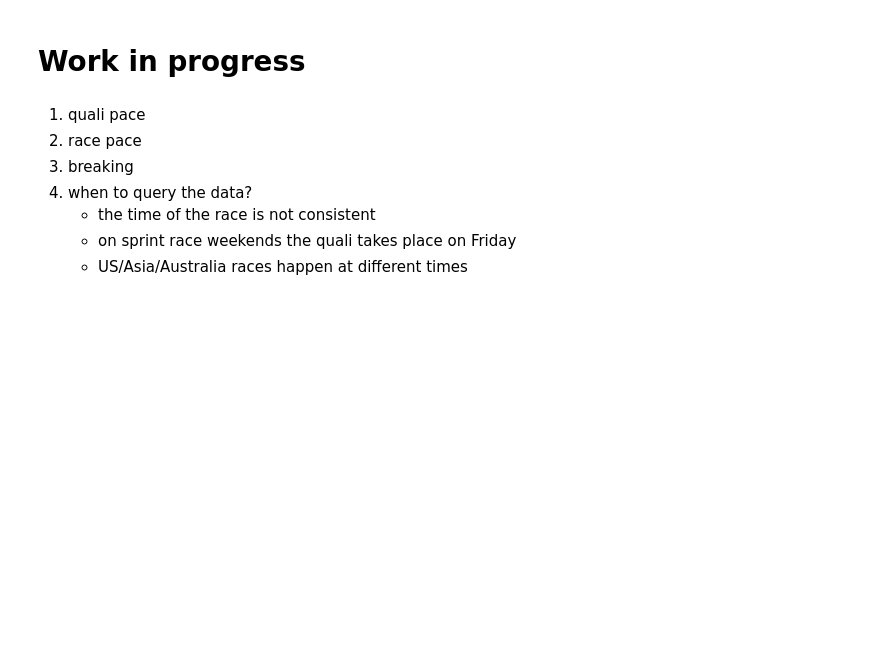
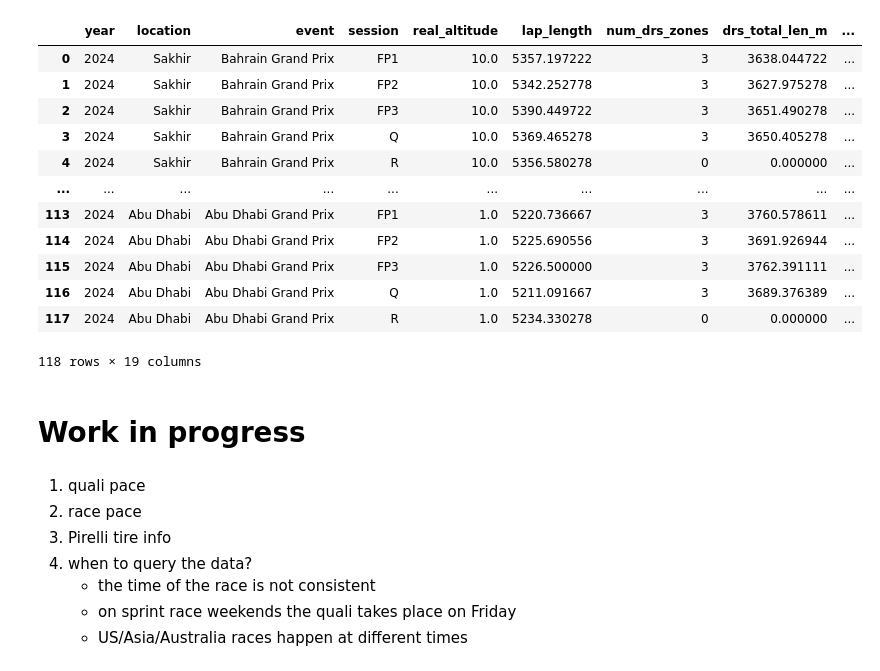
Before and after one commit to tomasz-solis/formula1, a Jupyter notebook: track_characteristics.ipynb, the cells around one changed output. Saved outputs shown, nothing was run; the diff lists cells and outputs as text; code cells hidden in the pictures; blank space fills up the shorter version.

Commit message:
fixing the altitude mapping and DRS info for each track - not for driver performance part

```diff
--- a/track_characteristics.ipynb
+++ b/track_characteristics.ipynb
@@ -263,15 +86,18 @@ def get_circuits(season):
     for racetrack in racetracks.circuitName:
         try:
             row = racetracks[racetracks.circuitName == racetrack].iloc[0]
-            latitude = row.iloc[3]
-            longitude = row.iloc[4]
-            locality = row.iloc[2] if len(row) > 2 else None
+            circuit_name = row['circuitName']
+            latitude = row['lat']
+            longitude = row['long']
+            locality = row['locality']
+            country = row['country']
 
             altitude = get_elevation(latitude, longitude)
 
             results.append({
                 'circuitName': racetrack,
                 'location': locality,
+                'country': country,
                 'lat': latitude,
                 'lon': longitude,
                 'altitude': altitude
@@ -345,5 +121,3 @@ def get_all_circuits(start_year=2020, end_year=2025):
     deduped = full_df.drop_duplicates(subset=['circuitName'], keep='first').reset_index(drop=True)
 
     return deduped
-# %%
-circuit_metadata = get_all_circuits(2020, 2025)
@@ -355,34 +126,36 @@ circuit_metadata.loc[circuit_metadata.circuitName=='Suzuka Circuit']
 # %%
 def extract_track_metrics(session):
     """
-    Extracts average speed, top speed, throttle zone ratios, and braking zone count.
+    Extract average speed, top speed, and braking profile from a loaded session.
 
     Parameters:
-    - session: FastF1 session object (must be loaded)
+    - session (FastF1.Session): Loaded FastF1 session
 
     Returns:
-    - dict of key track-level metrics
+    - dict: {
+        avg_speed, top_speed, braking_events,
+        low_pct, med_pct, high_pct
+      } or None if extraction failed
     """
     try:
+        if session.laps.empty:
+            return None
+
         lap = session.laps.pick_fastest()
         telemetry = lap.get_car_data().add_distance()
-
         telemetry['delta_speed'] = telemetry['Speed'].diff()
         heavy_brakes = telemetry['delta_speed'] < -30
         braking_events = heavy_brakes.sum()
-
-        low = (telemetry.Speed < 120).mean()
-        med = ((telemetry.Speed >= 120) & (telemetry.Speed < 200)).mean()
-        high = (telemetry.Speed >= 200).mean()
 
         return {
             'avg_speed': telemetry['Speed'].mean(),
             'top_speed': telemetry['Speed'].max(),
             'braking_events': braking_events,
-            'low_pct': low,
-            'med_pct': med,
-            'high_pct': high
+            'low_pct': (telemetry.Speed < 120).mean(),
+            'med_pct': ((telemetry.Speed >= 120) & (telemetry.Speed < 200)).mean(),
+            'high_pct': (telemetry.Speed >= 200).mean()
         }
+
     except Exception as e:
         print(f"⚠️ Failed to extract metrics: {e}")
         return None
@@ -468,0 +523,4 @@ def build_circuit_profile_df(start_year=2020, end_year=2025):
+# %%
+profiles, skipped = build_circuit_profile_df(2024, 2024)
+
+print(skipped)
@@ -469,9 +610,25 @@ def build_circuit_profile_df(start_year=2020, end_year=2025):
+# %%
+profiles
+# %% [output]
+|  | year | location | event | session | real_altitude | lap_length | num_drs_zones | drs_total_len_m | ... |
+| 0 | 2024 | Sakhir | Bahrain Grand Prix | FP1 | 10.0 | 5357.197222 | 3 | 3638.044722 | ... |
+| 1 | 2024 | Sakhir | Bahrain Grand Prix | FP2 | 10.0 | 5342.252778 | 3 | 3627.975278 | ... |
+| 2 | 2024 | Sakhir | Bahrain Grand Prix | FP3 | 10.0 | 5390.449722 | 3 | 3651.490278 | ... |
+| 3 | 2024 | Sakhir | Bahrain Grand Prix | Q | 10.0 | 5369.465278 | 3 | 3650.405278 | ... |
+| 4 | 2024 | Sakhir | Bahrain Grand Prix | R | 10.0 | 5356.580278 | 0 | 0.000000 | ... |
+| ... | ... | ... | ... | ... | ... | ... | ... | ... | ... |
+| 113 | 2024 | Abu Dhabi | Abu Dhabi Grand Prix | FP1 | 1.0 | 5220.736667 | 3 | 3760.578611 | ... |
+| 114 | 2024 | Abu Dhabi | Abu Dhabi Grand Prix | FP2 | 1.0 | 5225.690556 | 3 | 3691.926944 | ... |
+| 115 | 2024 | Abu Dhabi | Abu Dhabi Grand Prix | FP3 | 1.0 | 5226.500000 | 3 | 3762.391111 | ... |
+| 116 | 2024 | Abu Dhabi | Abu Dhabi Grand Prix | Q | 1.0 | 5211.091667 | 3 | 3689.376389 | ... |
+| 117 | 2024 | Abu Dhabi | Abu Dhabi Grand Prix | R | 1.0 | 5234.330278 | 0 | 0.000000 | ... |
+118 rows × 19 columns
 # %% [markdown]
 # Work in progress
 # %% [markdown]
 1. quali pace
 2. race pace
-3. breaking
+3. Pirelli tire info
 4. when to query the data?
     - the time of the race is not consistent
     - on sprint race weekends the quali takes place on Friday
```
Also changed, not shown: parts of 27 cells of this notebook, 2 other files.
